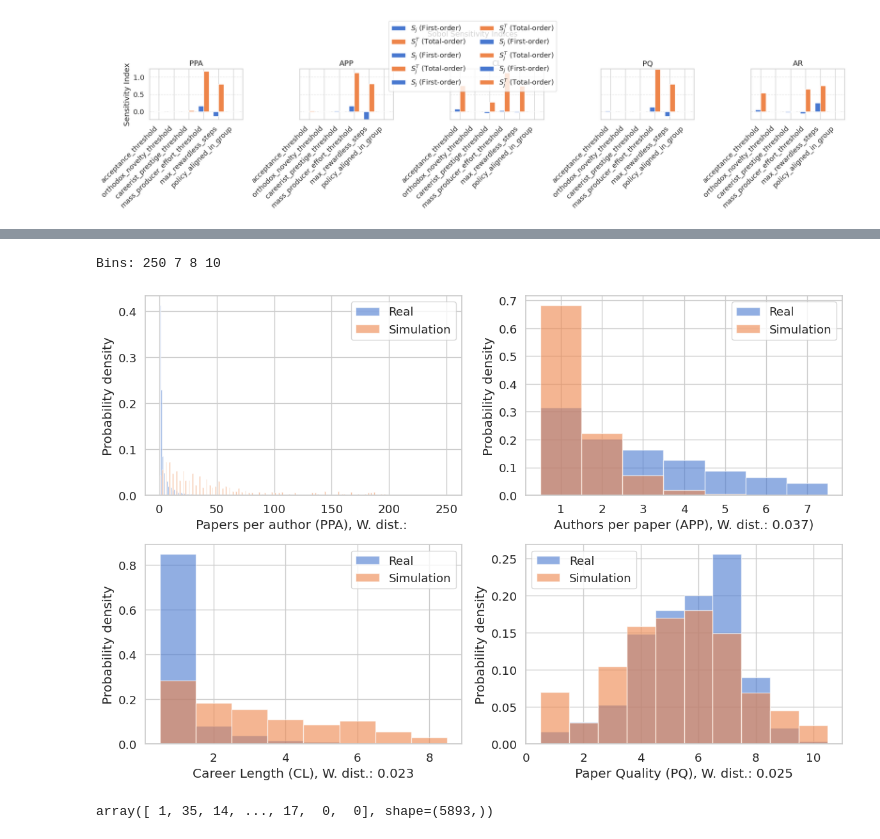
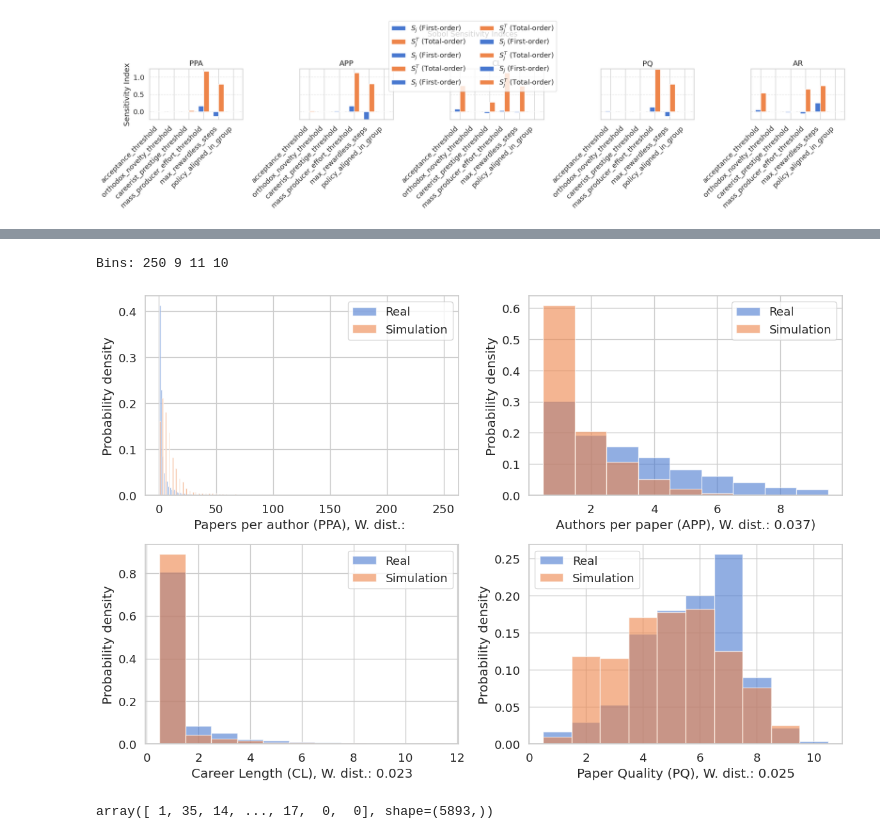
Before and after one commit to Christof93/scientific-collaboration-marl, a Jupyter notebook: visualizations_reward_distribution.ipynb, the cells around one changed output, grey strips where cells are left out. Drawn from its saved outputs; the diff is of its cells as text; code cells hidden in the pictures.

Commit message:
create new visualizations and rerun with enough agents

```diff
--- a/visualizations_reward_distribution.ipynb
+++ b/visualizations_reward_distribution.ipynb
@@ -1882,18 +1533,18 @@ real_quality = np.load("quality_histogram.npy")
 # === Load simulation data across all 10 seeds ===
 all_sim_data = {"papers_per_author": [], "authors_per_paper": [], "lifespan": [], "quality": [], "acceptance": []}
 
-# for seed in range(10):
-#     with open(f"log/balanced_{reward_type}_multiply_seed{seed}_projects.json", "r") as f:
-#         run_projects = json.load(f)
-#     sim_data = build_stats(run_projects)
-#     for key in all_sim_data.keys():
-#         all_sim_data[key].extend(sim_data[key])
+for seed in range(10):
+    with open(f"log/balanced_{reward_type}_multiply_seed{seed}_projects.json", "r") as f:
+        run_projects = json.load(f)
+    sim_data = build_stats(run_projects)
+    for key in all_sim_data.keys():
+        all_sim_data[key].extend(sim_data[key])
 
-with open(f"log/balanced_{reward_type}_multiply_seed42_projects.json", "r") as f:
-    run_projects = json.load(f)
-sim_data = build_stats(run_projects)
-for key in all_sim_data.keys():
-    all_sim_data[key].extend(sim_data[key])
+# with open(f"log/balanced_{reward_type}_multiply_seed0_projects.json", "r") as f:
+#     run_projects = json.load(f)
+# sim_data = build_stats(run_projects)
+# for key in all_sim_data.keys():
+#     all_sim_data[key].extend(sim_data[key])
 
 # Convert to numpy arrays
 for key in all_sim_data:
@@ -1925,35 +1576,35 @@ sim_hists["papers_per_author"], sim_centers["papers_per_author"] = counts, cente
 counts, centers = build_normalized_hist(all_sim_data["authors_per_paper"], n_bins_app)
 sim_hists["authors_per_paper"], sim_centers["authors_per_paper"] = counts, centers
 
 counts, centers = build_normalized_hist(all_sim_data["lifespan"], n_bins_ls)
 sim_hists["lifespan"], sim_centers["lifespan"] = counts, centers
 
 counts, centers = build_normalized_hist(all_sim_data["quality"], n_bins_q)
 sim_hists["quality"], sim_centers["quality"] = counts, centers
 
 # === Build histograms for real data ===
 real_data = {}
 real_centers = {}
 
 counts, centers = build_normalized_hist(truncate_right_tail(real_papers_per_author, max_value=n_bins_ppa), n_bins_ppa)
 real_data["papers_per_author"], real_centers["papers_per_author"] = counts, centers
 
 counts, centers = build_normalized_hist(truncate_right_tail(real_authors_per_paper[real_authors_per_paper > 0], max_value=n_bins_app), n_bins_app)
 real_data["authors_per_paper"], real_centers["authors_per_paper"] = counts, centers
 
 counts, centers = build_normalized_hist(real_lifespan, n_bins_ls)
 real_data["lifespan"], real_centers["lifespan"] = counts, centers
 
 counts, centers = build_normalized_hist(real_quality, n_bins_q)
 real_data["quality"], real_centers["quality"] = counts, centers
 
 real_data["acceptance"] = np.load("acceptance_histogram.npy")
 
 # === Plot overlays ===
 plot_calibration_overlays(real_data, sim_hists, outfile="calibration_overlay.png")
 # %% [output]
-Bins: 250 7 8 10
+Bins: 250 9 11 10
-[figure, old version]
+[figure, new version]
 # %%
 real_papers_per_author
 # %% [output]
```
Also changed, not shown: parts of 20 cells of this notebook, 5 other files.
